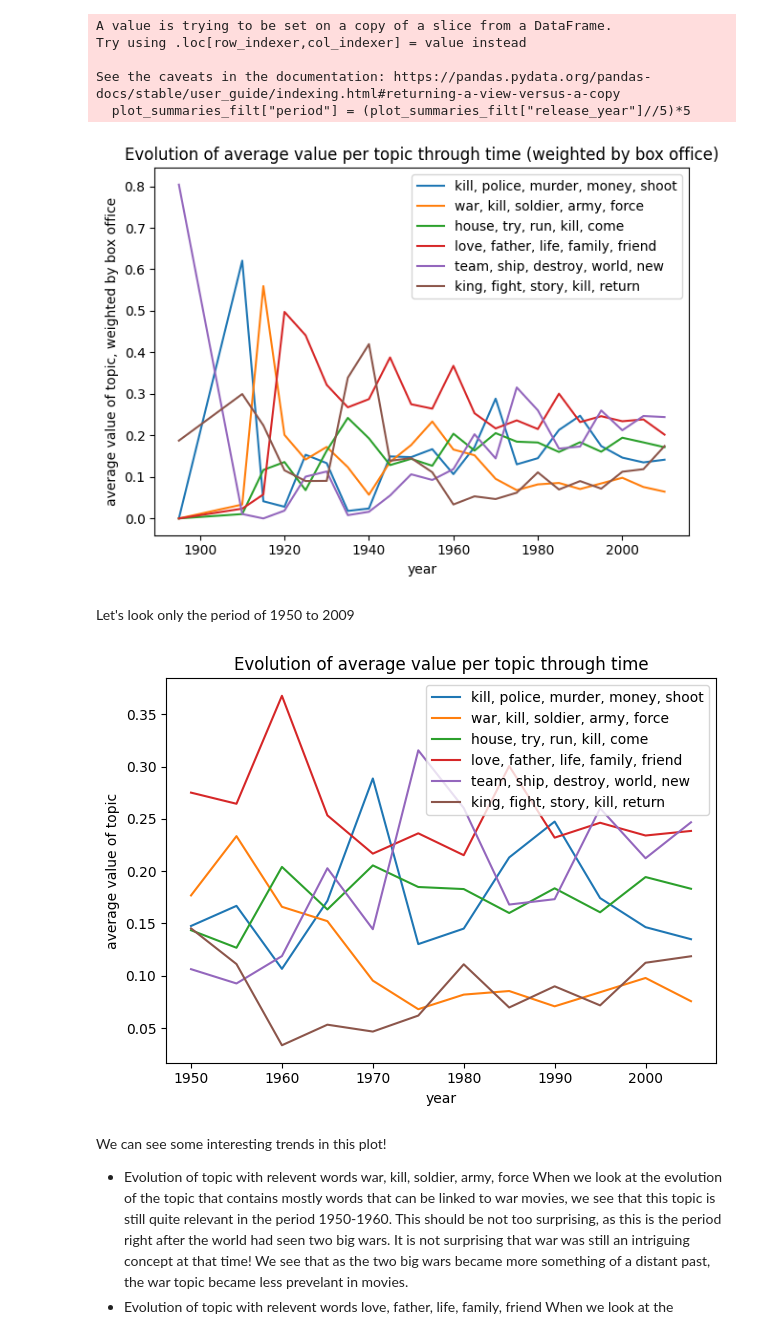
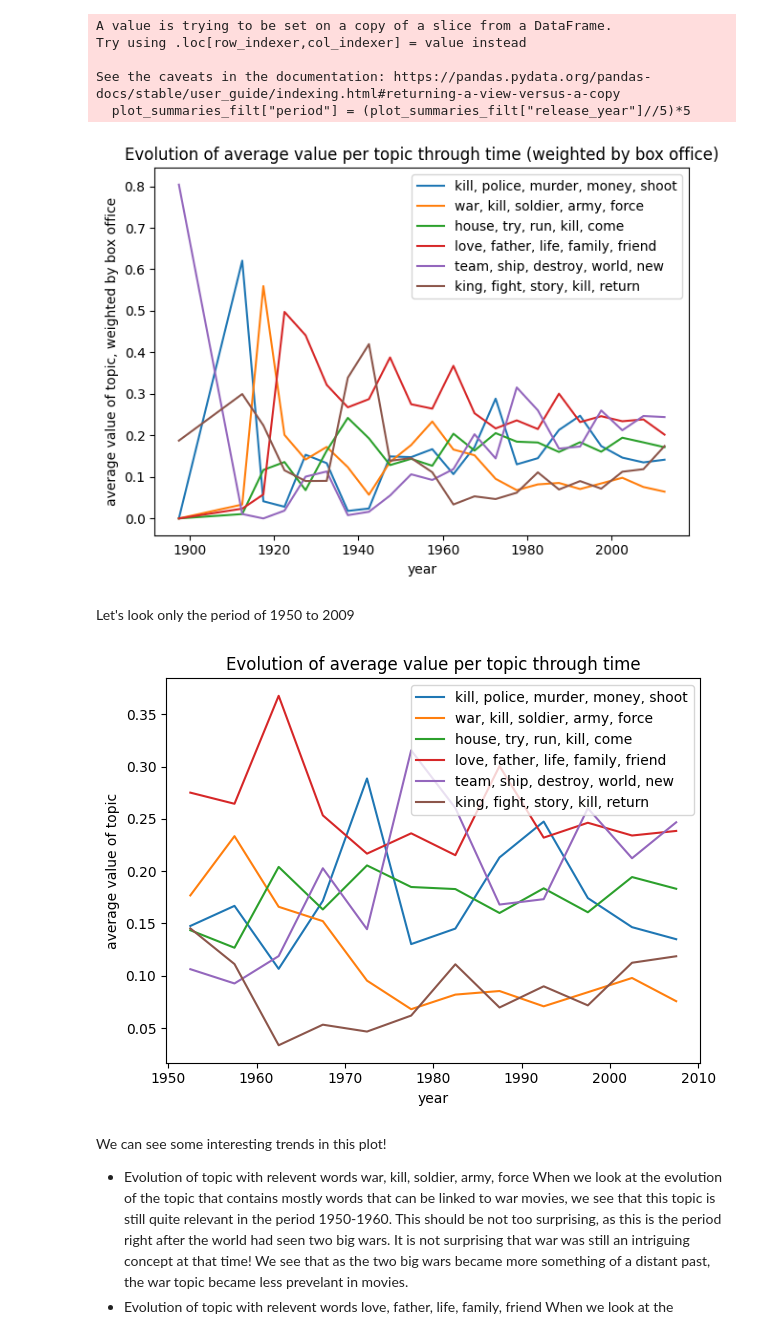
Before and after one commit to epfl-ada/ada-2023-project-msosm, a Jupyter notebook: plot_clustering.ipynb, the cells around one changed output. Drawn from its saved outputs; the diff is of its cells as text; code cells hidden in the pictures.

```diff
--- a/plot_clustering.ipynb
+++ b/plot_clustering.ipynb
@@ -480,7 +480,7 @@ plots_year["period"] = (plots_year.index//5)*5
 plots_5year = plots_year.groupby("period").apply(weighted_avg)
 # %%
 for topic in range(0,6):
-    plt.plot(plots_5year.index, plots_5year["average_topic_{}".format(topic)], label=words_per_topic[topic])
+    plt.plot(plots_5year.index + 2.5, plots_5year["average_topic_{}".format(topic)], label=words_per_topic[topic])
 
 plt.legend()
 plt.xlabel("year")
@@ -510,6 +496,6 @@ plots_5year_60_09 = plots_5year.loc[1960:2009]
 # %%
 for topic in range(0,6):
-    plt.plot(plots_5year_60_09.index, plots_5year_60_09["average_topic_{}".format(topic)], label=words_per_topic[topic])
+    plt.plot(plots_5year_60_09.index + 2.5, plots_5year_60_09["average_topic_{}".format(topic)], label=words_per_topic[topic])
 
 plt.legend()
 plt.xlabel("year")
@@ -550,7 +536,7 @@ def average_per_topic_weighted(group, amount_topics=6):
 plots_5year_weighted = plot_summaries_filt.groupby("period").apply(average_per_topic_weighted)
 # %%
 for topic in range(0,6):
-    plt.plot(plots_5year_weighted.index, plots_5year_weighted["average_topic_{}".format(topic)], label=words_per_topic[topic])
+    plt.plot(plots_5year_weighted.index + 2.5, plots_5year_weighted["average_topic_{}".format(topic)], label=words_per_topic[topic])
 
 plt.legend()
 plt.xlabel("year")
@@ -558,22 +544,22 @@ plt.ylabel("average value of topic, weighted by box office")
 plt.title("Evolution of average value per topic through time (weighted by box office)")
 plt.tight_layout()
 # %% [output]
-[figure, old version]
+[figure, new version]
 # %% [markdown]
 Let's look only the period of 1950 to 2009
 # %%
 plots_5year_weighted_50_09 = plots_5year_weighted.loc[1950:2009]
 # %%
 for topic in range(0,6):
-    plt.plot(plots_5year_weighted_50_09.index, plots_5year_weighted_50_09["average_topic_{}".format(topic)], label=words_per_topic[topic])
+    plt.plot(plots_5year_weighted_50_09.index + 2.5, plots_5year_weighted_50_09["average_topic_{}".format(topic)], label=words_per_topic[topic])
 
 plt.legend()
 plt.xlabel("year")
 plt.ylabel("average value of topic")
 plt.title("Evolution of average value per topic through time")
 plt.tight_layout()
 # %% [output]
-[figure, old version]
+[figure, new version]
 # %% [markdown]
 We can see some interesting trends in this plot!
 * Evolution of topic with relevent words war, kill, soldier, army, force
```
Also changed, not shown: parts of 16 cells of this notebook.
